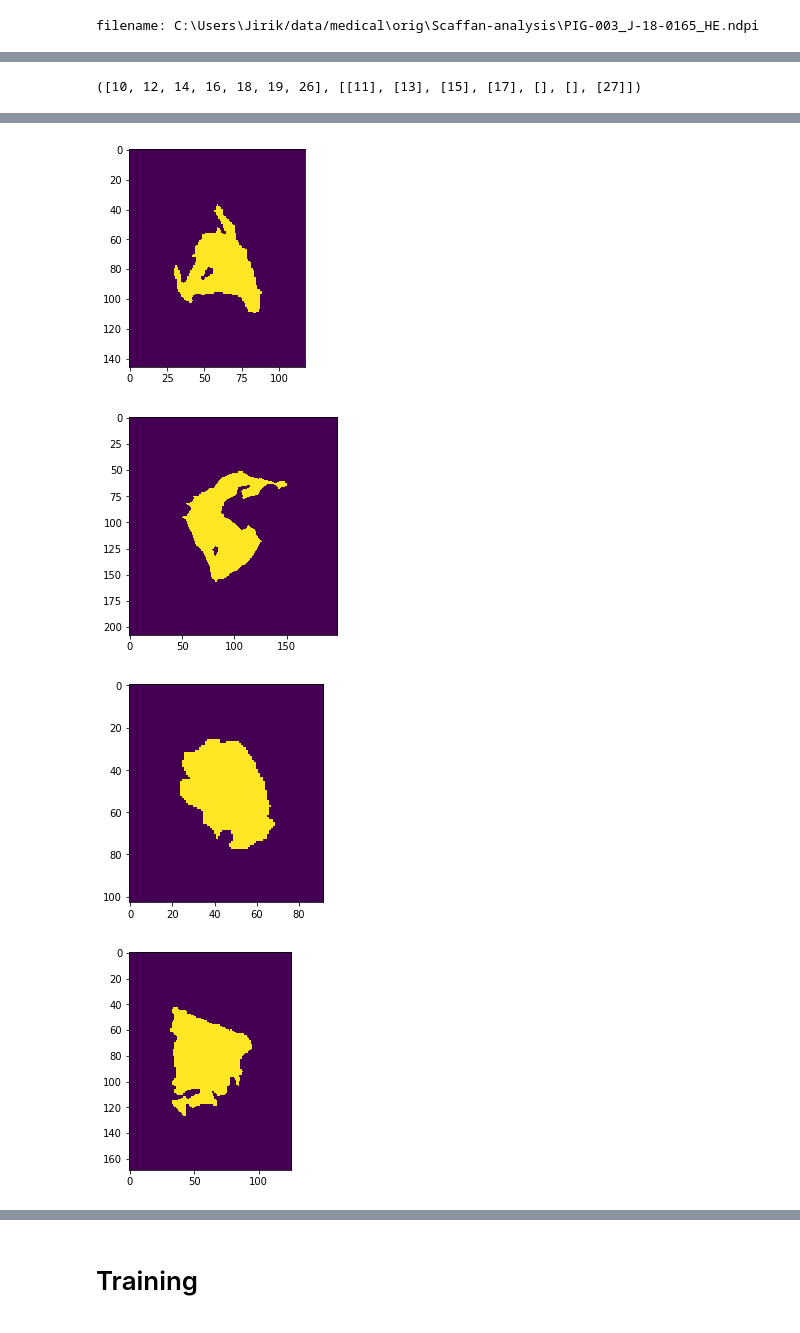
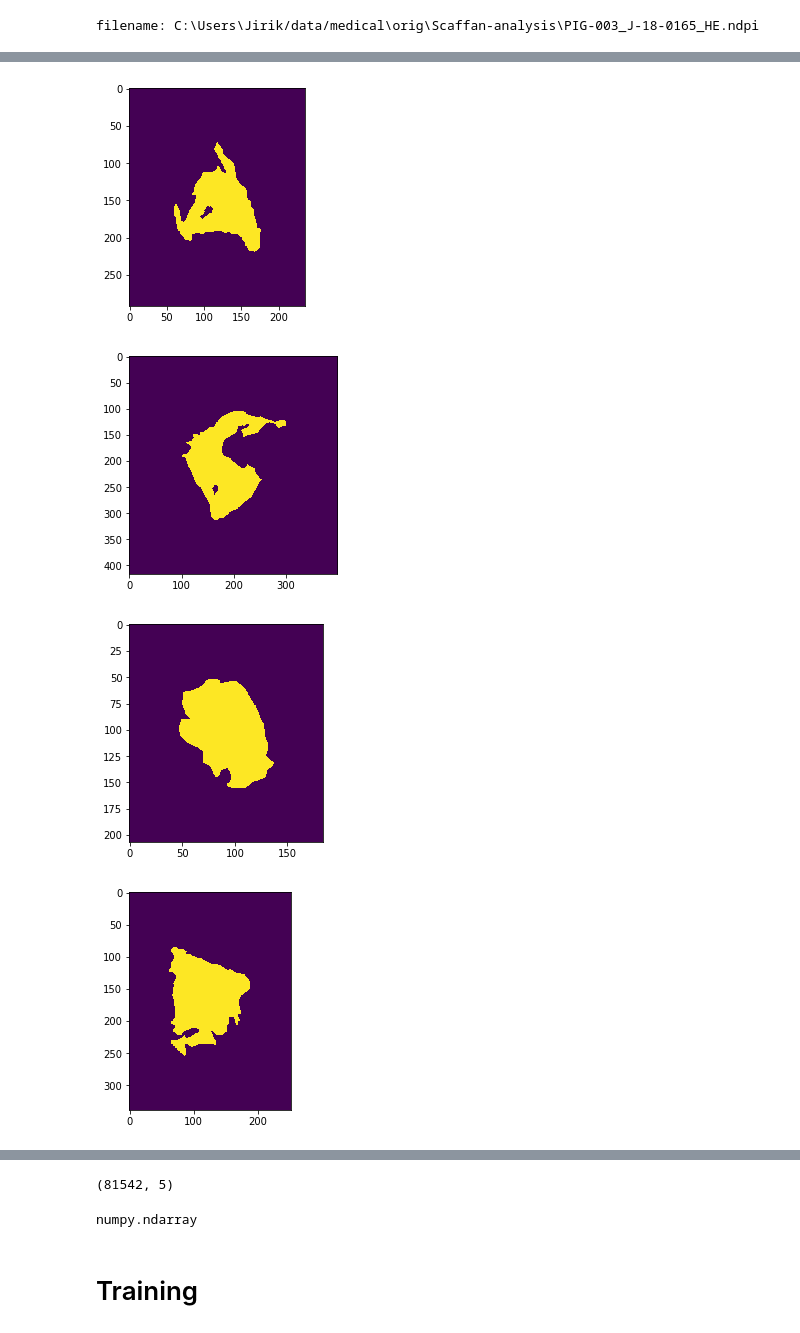
Before and after one commit to mjirik/scaffan, a Jupyter notebook: devel/svm_approach_jecathon.ipynb, the cells around one changed output, grey strips where cells are left out. Cells and saved outputs as stored; diff of their text form; code cells hidden in the pictures.

Commit message:
get annotation raster with holes

```diff
--- a/devel/svm_approach_jecathon.ipynb
+++ b/devel/svm_approach_jecathon.ipynb
@@ -309,20 +310,30 @@ ann_ids
 #         return list(outer_inds)
 
 
-outer_ids, holes_ids = seg.anim.select_outer_annotations("#000000")
-ann_pairs
+outer_ids, holes_ids = seg.anim.select_just_outer_annotations("#000000")
-# %% [output]
-([10, 12, 14, 16, 18, 19, 26], [[11], [13], [15], [17], [], [], [27]])
 # %%
-for id1, id2 in zip(outer_ids, holes_ids):
-    view_ann = seg.anim.get_view(annotation_id=id1, level=6)
-    ann_raster1 = view_ann.get_annotation_region_raster(id1)
-    if len(id2) == 0:
-        ann_raster = ann_raster1
-    else:
-        ann_raster2 = view_ann.get_annotation_region_raster(id2[0])
-        ann_raster = ann_raster1 ^ ann_raster2
-    plt.figure()
-    plt.imshow(ann_raster)
-    plt.show()
+def _get_pixels(self, color):
+    outer_ids, holes_ids = self.anim.select_just_outer_annotations(color)
+    views = self.anim.get_views(outer_ids, level=self.level)
+    pixels_list = []
+    for id1, id2, view_ann in zip(outer_ids, holes_ids, views):
+        ann_raster = view_ann.get_annotation_raster(id1, holes_ids=id2)
+#     ann_raster1 = view_ann.get_annotation_region_raster(id1)
+#     if len(id2) == 0:
+#         ann_raster = ann_raster1
+#     else:
+#         ann_raster2 = view_ann.get_annotation_region_raster(id2[0])
+#         ann_raster = ann_raster1 ^ ann_raster2
+
+        plt.figure()
+        plt.imshow(ann_raster)
+        plt.show()
+        img = self._get_features(view_ann)
+        pixels = img[ann_raster]
+        pixels_list.append(pixels)
+    pixels_all = np.concatenate(pixels_list, axis=0)
+
+    return pixels_all
+pixels_all = _get_pixels(seg, "#000000")
+pixels_all.shape
 # %% [output]
@@ -331,4 +342,4 @@ for id1, id2 in zip(outer_ids, holes_ids):
-[figure, old version]
+[figure, new version]
-[figure, old version]
+[figure, new version]
-[figure, old version]
+[figure, new version]
-[figure, old version]
+[figure, new version]
@@ -336,3 +347,8 @@ for id1, id2 in zip(outer_ids, holes_ids):
+(81542, 5)
+# %%
+type(ann_raster)
+# %% [output]
+numpy.ndarray
 # %% [markdown]
 # Training
 # %%
```
Also changed, not shown: parts of 5 cells of this notebook, 6 other files.
